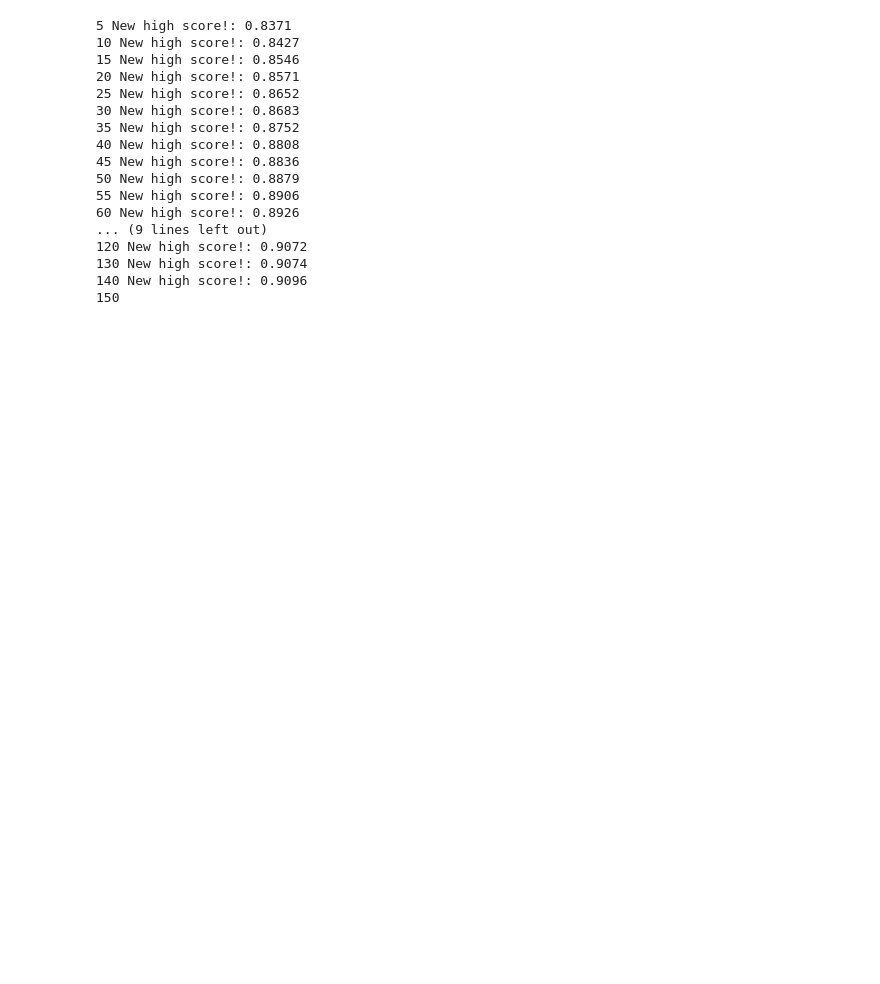
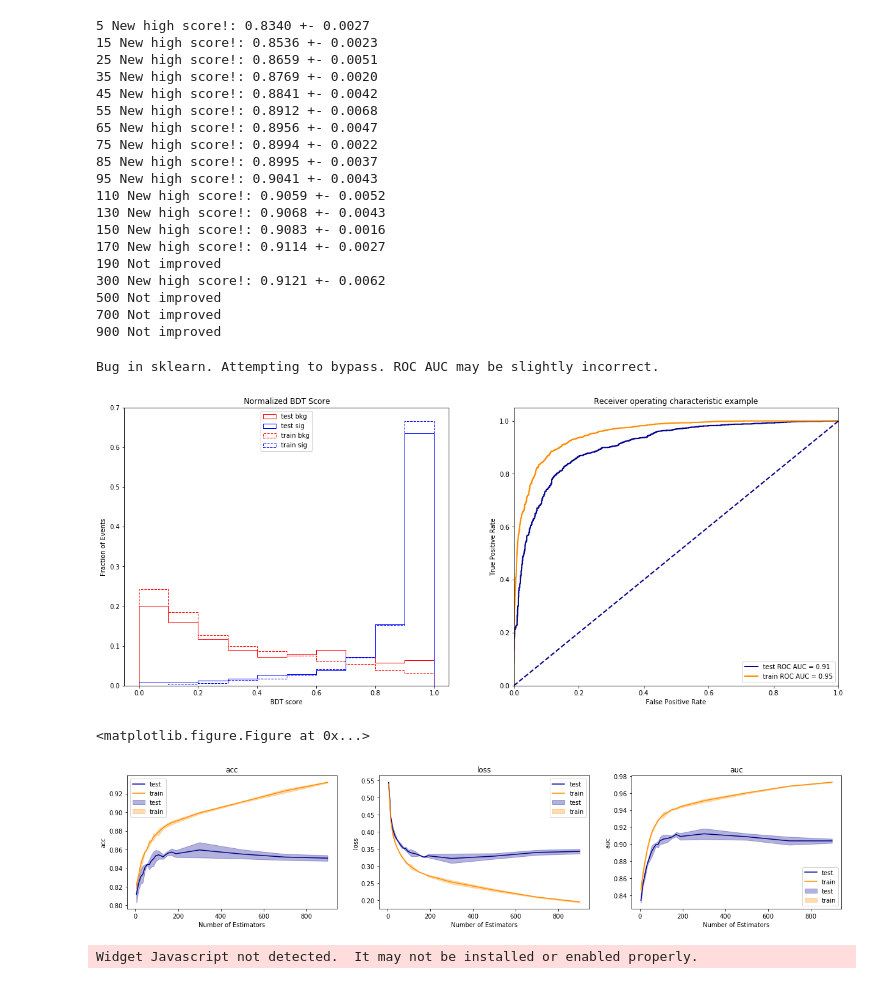
Before and after one commit to adsherman/SgTopWorkshop, a Jupyter notebook: Sklearn_Demo.ipynb, the cells around one changed output. Drawn from its saved outputs; the diff is of its cells as text; code cells hidden in the pictures; blank space fills up the shorter version.

Commit message:
interact changes

```diff
--- a/Sklearn_Demo.ipynb
+++ b/Sklearn_Demo.ipynb
@@ -308,11 +332,11 @@ best_score = -999
 # Select some values of n_estimators to check, and lock the other hyperparameters
 max_depth = 3
 min_child_weight = 5
-x = range(5,105,5) + range(110,210,10) + range(300,1100,100)
+x = range(5,105,10) + range(110,210,20) + range(300,1100,200)
 for i,n_est in enumerate(x):
 
     # Lazy progress bar
-    print n_est,
+    print(n_est, end=" ")
 
     # We will now have k results per set of hyperparameters, to average in the end
     this_result_train = {"loss":[], "acc": [], "auc": []}
@@ -354,43 +378,50 @@ for i,n_est in enumerate(x):
     # but for now we won't worry about it
     if results_test["auc"][i][0] > best_score:
         best_score = results_test["auc"][i][0] # test[auc][n_estimators][mean]
-        print "New high score!: {:4.4f}".format(best_score)
+        print("New high score!: {:4.4f} +- {:4.4f}".format(best_score, results_test["auc"][i][1]))
         best_train_DF = train_DF
         best_test_DF = test_DF
         best_y_score_train = y_score_train
         best_y_score_test = y_score_test
         best_params = {"n_estimators":n_est, "max_depth": max_depth, "min_child_weight": max_depth}
     else:
-        print "Not improved"
+        print("Not improved")
 
-print "" # consequence of the lazy progress bar
+print("") # consequence of the lazy progress bar
 
 # Numpy arrays are easier to manipulate than lists
 for k in results_test.keys():
     results_test[k] = np.array(results_test[k])
     results_train[k] = np.array(results_train[k])
 # %% [output]
-5 New high score!: 0.8371
-10 New high score!: 0.8427
-15 New high score!: 0.8546
-20 New high score!: 0.8571
-25 New high score!: 0.8652
-30 New high score!: 0.8683
-35 New high score!: 0.8752
-40 New high score!: 0.8808
-45 New high score!: 0.8836
-50 New high score!: 0.8879
-55 New high score!: 0.8906
-60 New high score!: 0.8926
-... (9 lines left out)
-120 New high score!: 0.9072
-130 New high score!: 0.9074
-140 New high score!: 0.9096
-150
+5 New high score!: 0.8340 +- 0.0027
+15 New high score!: 0.8536 +- 0.0023
+25 New high score!: 0.8659 +- 0.0051
+35 New high score!: 0.8769 +- 0.0020
+45 New high score!: 0.8841 +- 0.0042
+55 New high score!: 0.8912 +- 0.0068
+65 New high score!: 0.8956 +- 0.0047
+75 New high score!: 0.8994 +- 0.0022
+85 New high score!: 0.8995 +- 0.0037
+95 New high score!: 0.9041 +- 0.0043
+110 New high score!: 0.9059 +- 0.0052
+130 New high score!: 0.9068 +- 0.0043
+150 New high score!: 0.9083 +- 0.0016
+170 New high score!: 0.9114 +- 0.0027
+190 Not improved
+300 New high score!: 0.9121 +- 0.0062
+500 Not improved
+700 Not improved
+900 Not improved
 # %%
 # Now plot everything we have for our best estimator
-PlotROC(best_test_DF, best_train_DF, best_y_score_test, best_y_score_train)
-PlotTemplate(best_test_DF, best_train_DF, best_y_score_test, best_y_score_train)
+PlotROCTemplate(best_train_DF, best_test_DF, best_y_score_train, best_y_score_test)
+# PlotTemplate(best_train_DF, best_test_DF, best_y_score_train, best_y_score_test)
 
 # Also plot our parameter sweep
-PlotBehavior(x, results_train, results_test, plot_err=True, plot_vertical=True)
+PlotBehavior(x, results_train, results_test, plot_err=True)
+# %% [output]
+Bug in sklearn. Attempting to bypass. ROC AUC may be slightly incorrect.
+[figure, added]
+<matplotlib.figure.Figure at 0x...>
+[figure, added]
@@ -396,0 +448,14 @@ PlotBehavior(x, results_train, results_test, plot_err=True, plot_vertical=True)
+# %%
+interactive_plot = widgets.interactive(TrainEvalPlot,
+         DF=fixed(DF),
+         var_list=fixed(var_list),
+         n_est=widgets.IntSlider(min=10,max=1000,step=10, continuous_update=False),
+         max_depth=widgets.IntSlider(min=1,max=10,step=1, continuous_update=False),
+         min_child_weight=widgets.IntSlider(min=0,max=10,step=1, continuous_update=False),
+        )
+
+output = interactive_plot.children[-1]
+output.layout.height = '450px'
+interactive_plot
+# %% [output]
+Widget Javascript not detected.  It may not be installed or enabled properly.
```
Also changed, not shown: parts of 7 cells of this notebook, 1 other file.
